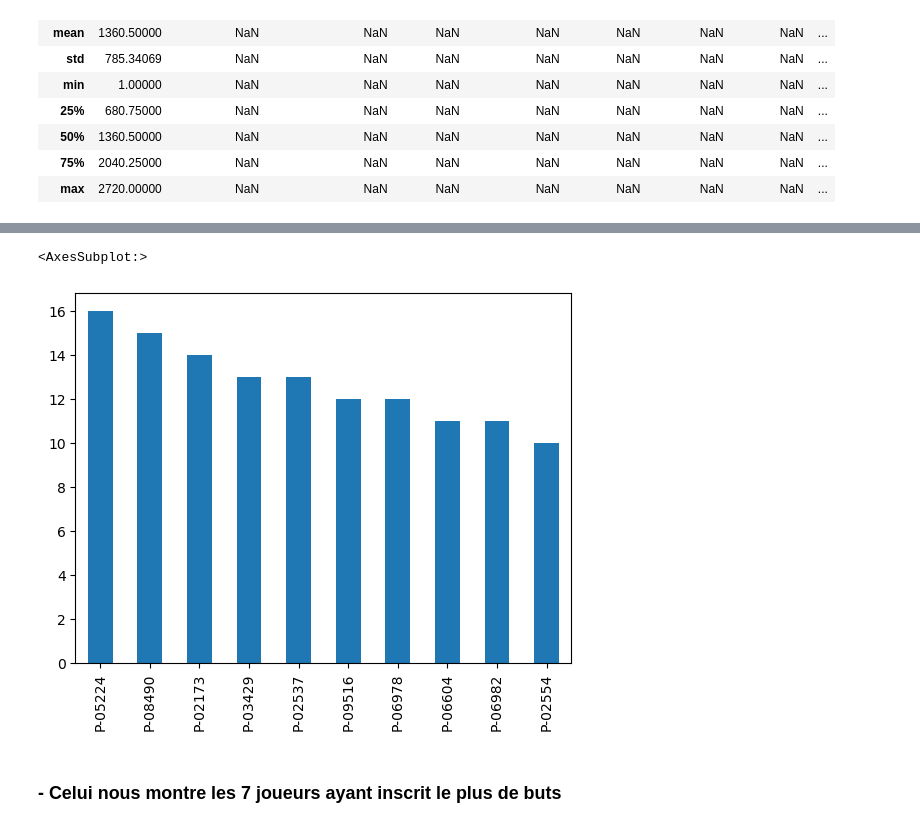
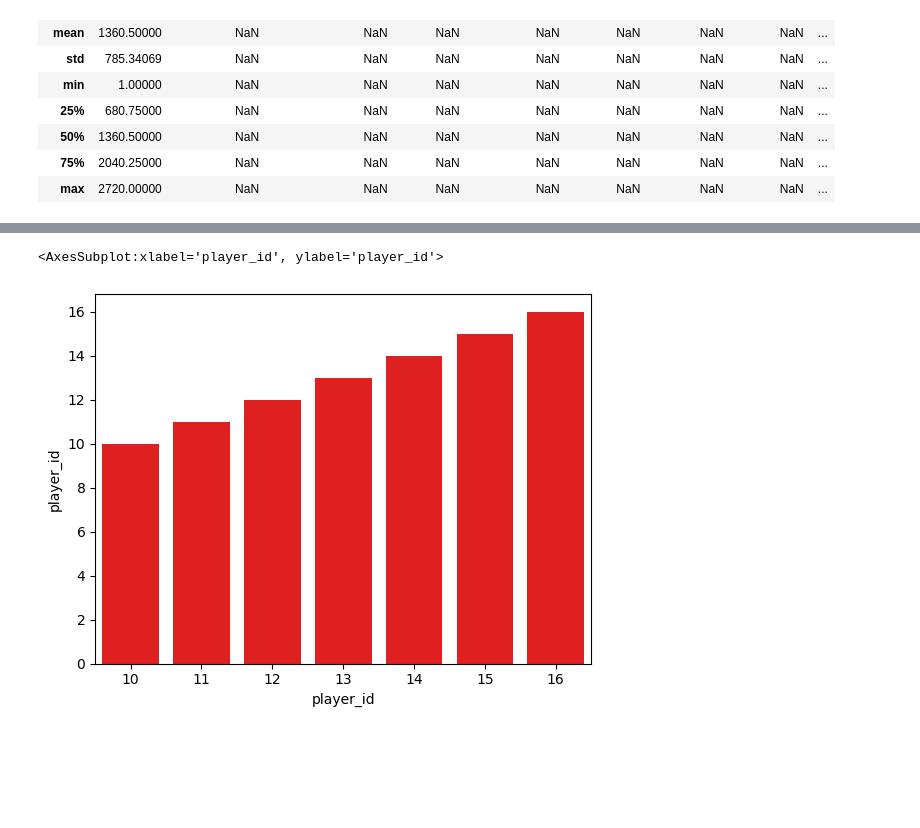
Before and after one commit to AdamSerrakh/DataAnalysis_WorldCup_Scorers, a Jupyter notebook: WorldCup_Scorers.ipynb, the cells around one changed output, grey strips where cells are left out. Saved outputs shown, nothing was run; the diff lists cells and outputs as text; code cells hidden in the pictures; blank space fills up the shorter version.

```diff
--- a/WorldCup_Scorers.ipynb
+++ b/WorldCup_Scorers.ipynb
@@ -97,0 +85,4 @@ df['tournament_id'].value_counts(sort=False).plot.bar()
+# %%
+top_10 = df['player_id'].value_counts()[:10]
+sns.countplot(l)
+print(top_10)
@@ -98,7 +102,5 @@ df['tournament_id'].value_counts(sort=False).plot.bar()
 # %%
-df['player_id'].value_counts()[:10].plot.bar()
+sns.barplot(x = top_10, y = top_10, data = df, color = 'red')
 # %% [output]
-<AxesSubplot:>
+<AxesSubplot:xlabel='player_id', ylabel='player_id'>
-[figure, old version]
+[figure, new version]
-# %% [markdown]
-### - Celui nous montre les 7 joueurs ayant inscrit le plus de buts
```
Also changed, not shown: parts of 28 cells of this notebook.
